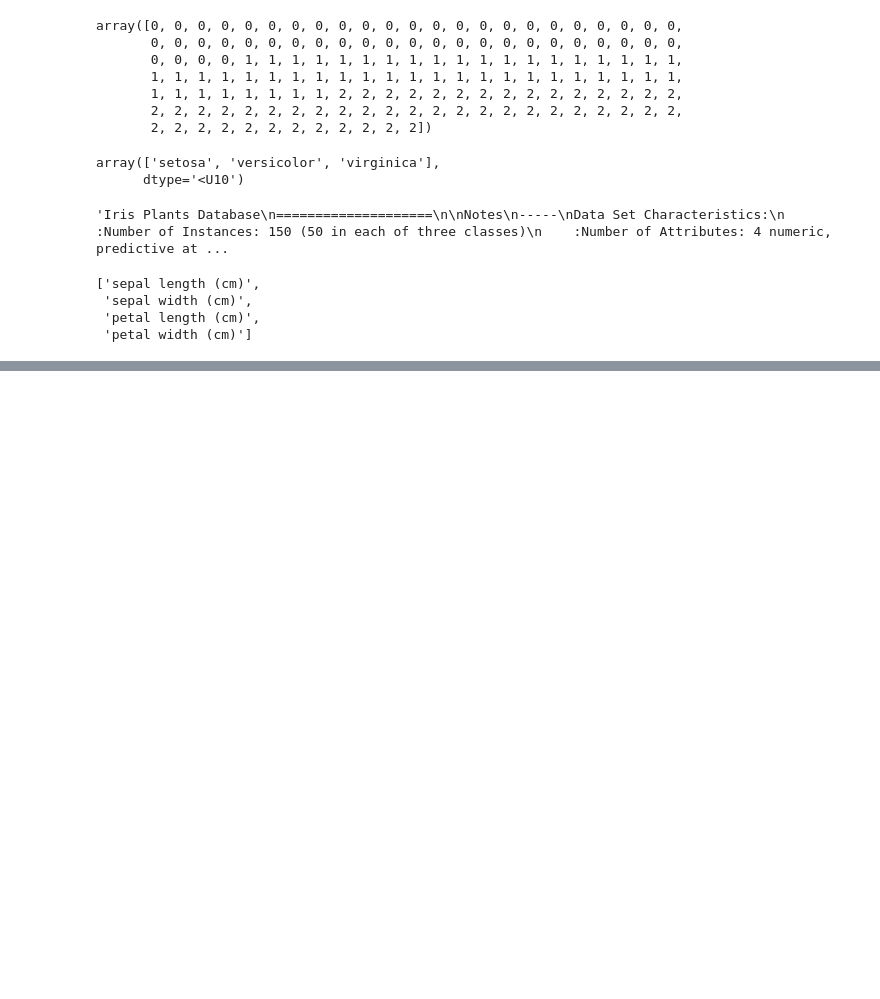
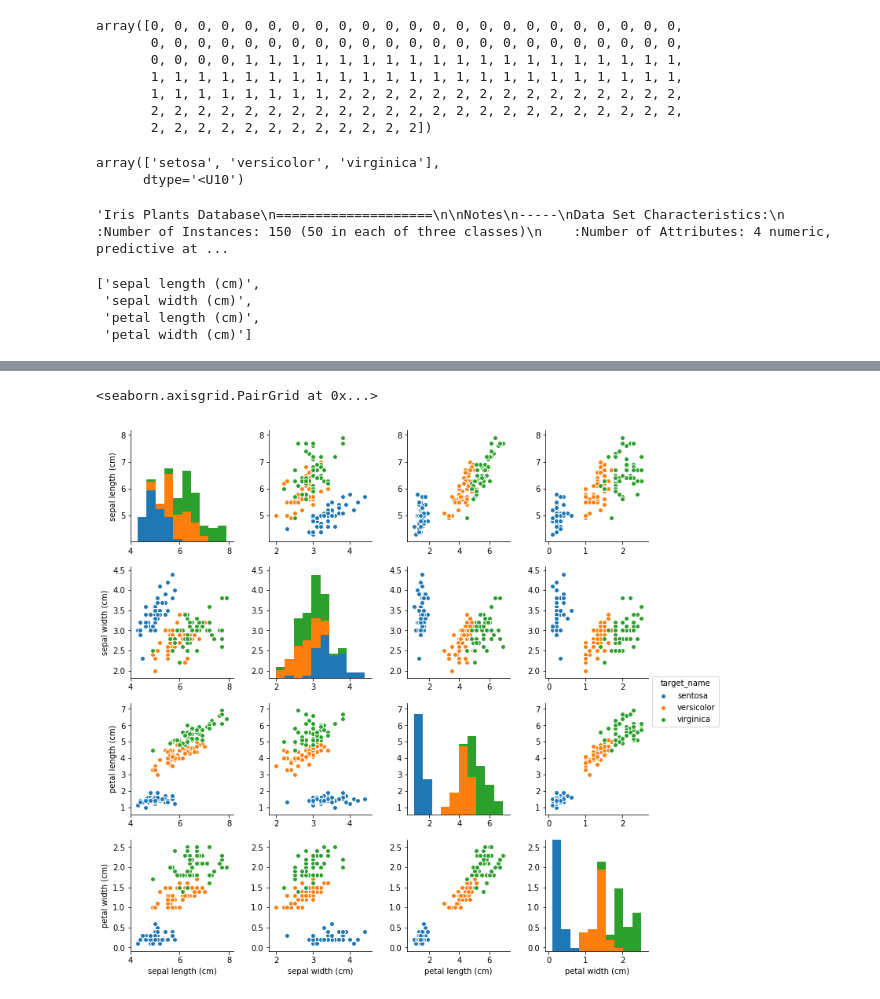
Before and after one commit to shawnngtq/machine-learning, a Jupyter notebook: scikit_examples/datasets.ipynb, the cells around one changed output, grey strips where cells are left out. Cells and saved outputs as stored; diff of their text form; code cells hidden in the pictures; blank space fills up the shorter version.

```diff
--- a/scikit_examples/datasets.ipynb
+++ b/scikit_examples/datasets.ipynb
@@ -92,0 +122,6 @@ TypeError: append() got multiple values for argument 'axis'
+# %%
+sns.pairplot(vars=["sepal length (cm)","sepal width (cm)","petal length (cm)","petal width (cm)"],
+             data=iris_pd, hue="target_name")
+# %% [output]
+<seaborn.axisgrid.PairGrid at 0x...>
+[figure, added]
```
Also changed, not shown: parts of 10 cells of this notebook.
